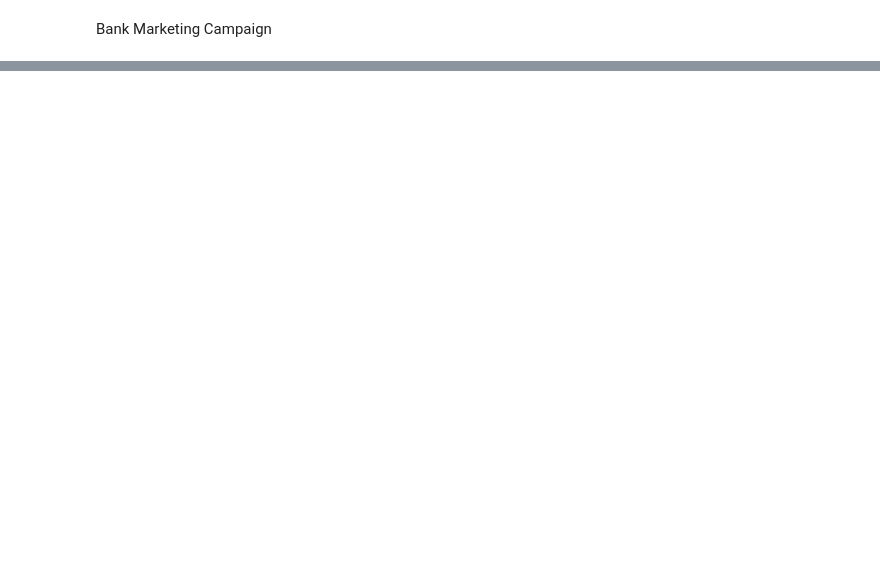
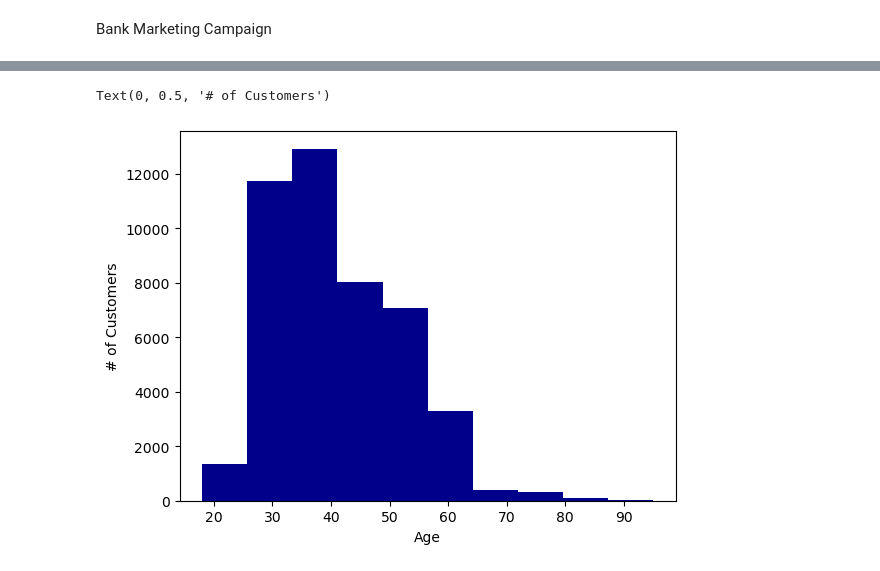
Before and after one commit to CoolBeansProgramming/Bank-Marketing-Campaign, a Jupyter notebook: main.ipynb, the cells around one changed output, grey strips where cells are left out. Drawn from its saved outputs; the diff is of its cells as text; code cells hidden in the pictures; blank space fills up the shorter version.

```diff
--- a/main.ipynb
+++ b/main.ipynb
@@ -76,6 +179,11 @@ display(df.default_status.value_counts(normalize=True)*100)
 # %%
-# age
+# Distribution of customer age
 
-plt.hist(x=df['age'], bins=10, color='darkblue')
-plt.xlabel("Age")
-plt.title("Distribution of Customer Age")
+fig, ax =plt.subplots()
+
+ax.hist(df['age'], color='darkblue')
+ax.set_xlabel('Age')
+ax.set_ylabel('# of Customers')
+# %% [output]
+Text(0, 0.5, '# of Customers')
+[figure, added]
```
Also changed, not shown: parts of 8 cells of this notebook.
